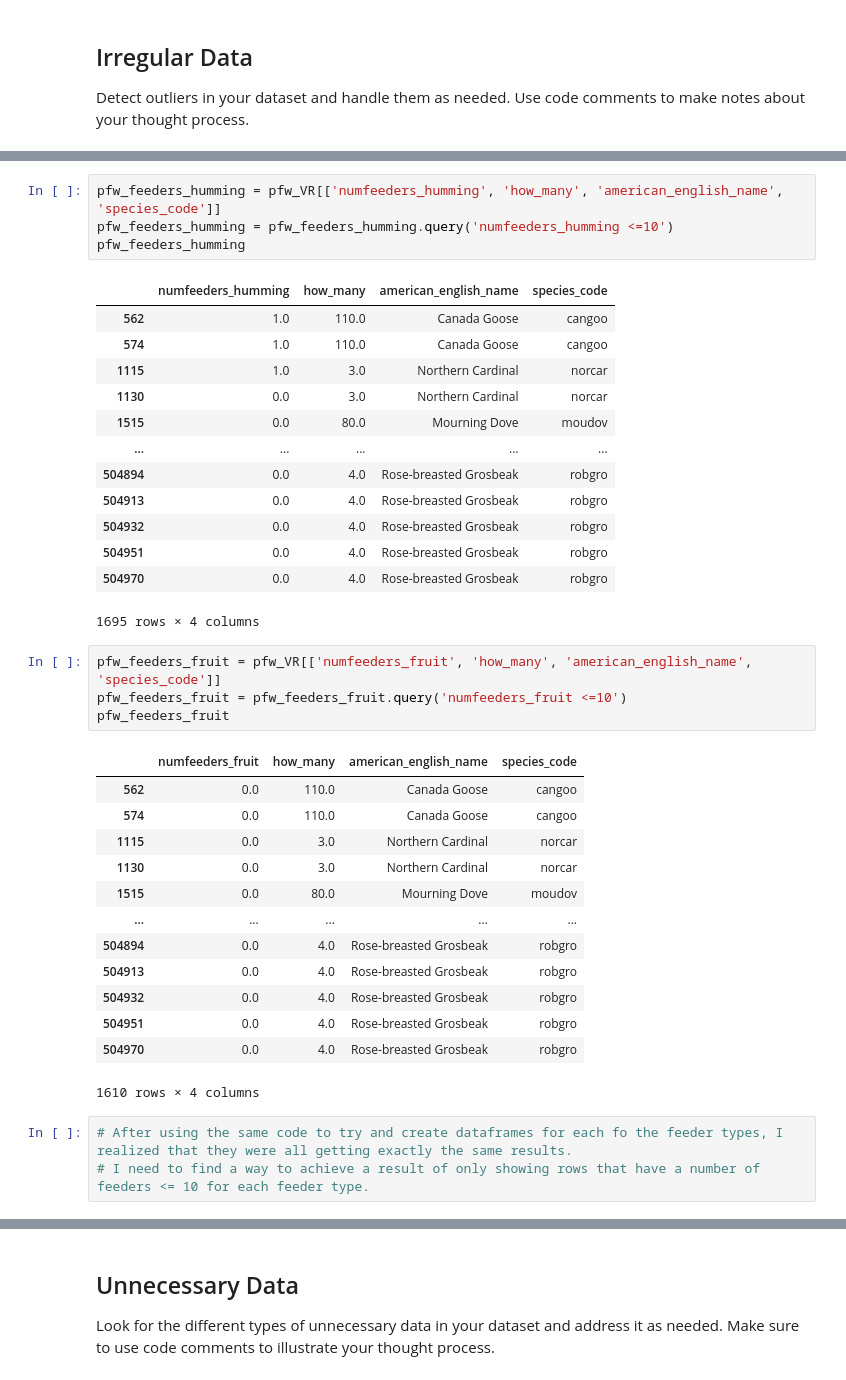
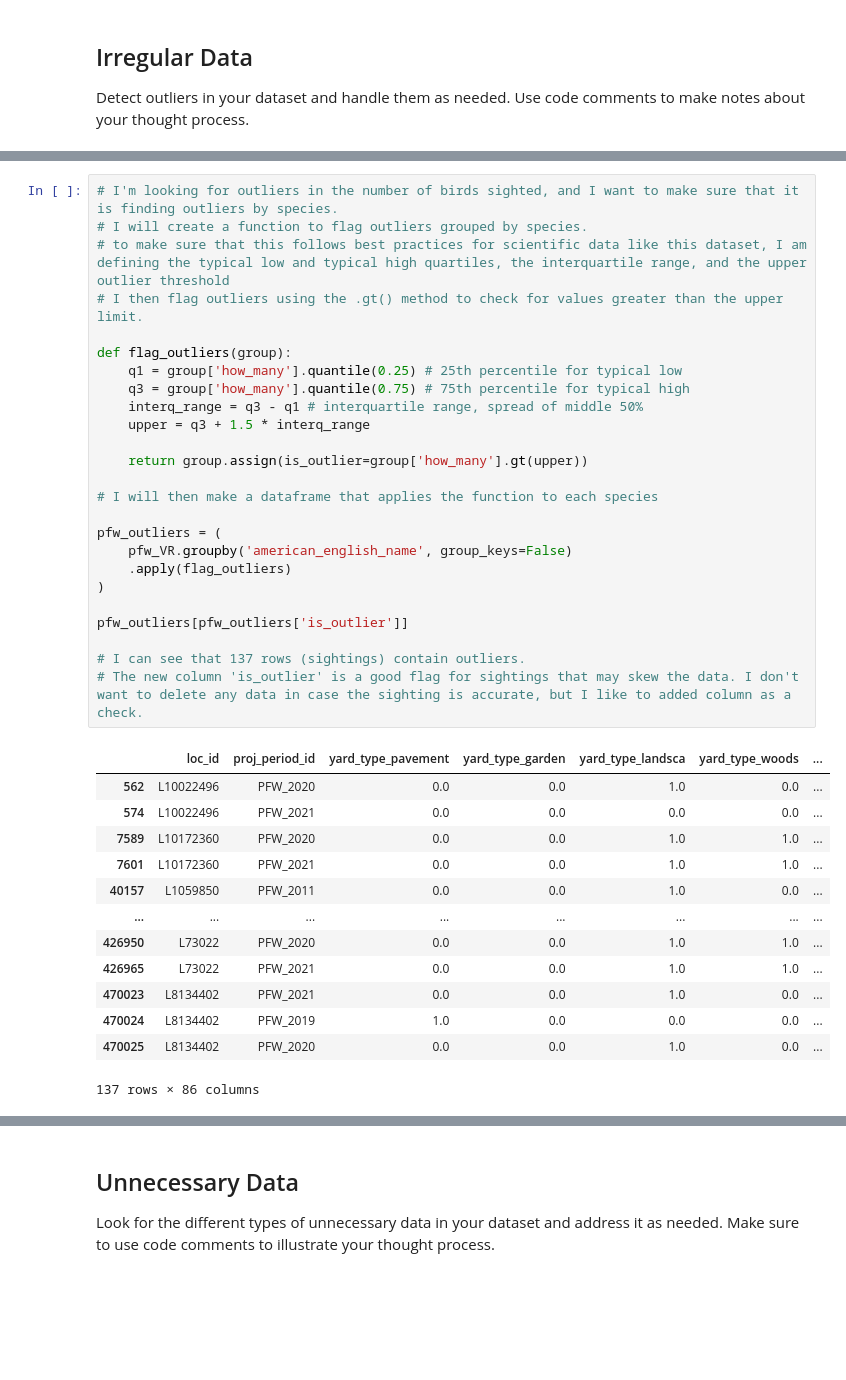
Before and after one commit to EJoyce-DA/cleaning-data-checkpoint, a Jupyter notebook: checkpoint-three.ipynb, the cells around one changed output, grey strips where cells are left out. Saved outputs shown, nothing was run; the diff lists cells and outputs as text; blank space fills up the shorter version.

```diff
--- a/checkpoint-three.ipynb
+++ b/checkpoint-three.ipynb
@@ -250,39 +141,39 @@ pfw_feeders_platfrm
-# %%
-pfw_feeders_humming = pfw_VR[['numfeeders_humming', 'how_many', 'american_english_name', 'species_code']]
-pfw_feeders_humming = pfw_feeders_humming.query('numfeeders_humming <=10')
-pfw_feeders_humming
-# %% [output]
-|  | numfeeders_humming | how_many | american_english_name | species_code |
-| 562 | 1.0 | 110.0 | Canada Goose | cangoo |
-| 574 | 1.0 | 110.0 | Canada Goose | cangoo |
-| 1115 | 1.0 | 3.0 | Northern Cardinal | norcar |
-| 1130 | 0.0 | 3.0 | Northern Cardinal | norcar |
-| 1515 | 0.0 | 80.0 | Mourning Dove | moudov |
-| ... | ... | ... | ... | ... |
-| 504894 | 0.0 | 4.0 | Rose-breasted Grosbeak | robgro |
-| 504913 | 0.0 | 4.0 | Rose-breasted Grosbeak | robgro |
-| 504932 | 0.0 | 4.0 | Rose-breasted Grosbeak | robgro |
-| 504951 | 0.0 | 4.0 | Rose-breasted Grosbeak | robgro |
-| 504970 | 0.0 | 4.0 | Rose-breasted Grosbeak | robgro |
-1695 rows × 4 columns
-# %%
-pfw_feeders_fruit = pfw_VR[['numfeeders_fruit', 'how_many', 'american_english_name', 'species_code']]
-pfw_feeders_fruit = pfw_feeders_fruit.query('numfeeders_fruit <=10')
-pfw_feeders_fruit
-# %% [output]
-|  | numfeeders_fruit | how_many | american_english_name | species_code |
-| 562 | 0.0 | 110.0 | Canada Goose | cangoo |
-| 574 | 0.0 | 110.0 | Canada Goose | cangoo |
-| 1115 | 0.0 | 3.0 | Northern Cardinal | norcar |
-| 1130 | 0.0 | 3.0 | Northern Cardinal | norcar |
-| 1515 | 0.0 | 80.0 | Mourning Dove | moudov |
-| ... | ... | ... | ... | ... |
-| 504894 | 0.0 | 4.0 | Rose-breasted Grosbeak | robgro |
-| 504913 | 0.0 | 4.0 | Rose-breasted Grosbeak | robgro |
-| 504932 | 0.0 | 4.0 | Rose-breasted Grosbeak | robgro |
-| 504951 | 0.0 | 4.0 | Rose-breasted Grosbeak | robgro |
-| 504970 | 0.0 | 4.0 | Rose-breasted Grosbeak | robgro |
-1610 rows × 4 columns
-# %%
-# After using the same code to try and create dataframes for each fo the feeder types, I realized that they were all getting exactly the same results.
-# I need to find a way to achieve a result of only showing rows that have a number of feeders <= 10 for each feeder type.
+# %%
+# I'm looking for outliers in the number of birds sighted, and I want to make sure that it is finding outliers by species.
+# I will create a function to flag outliers grouped by species.
+# to make sure that this follows best practices for scientific data like this dataset, I am defining the typical low and typical high quartiles, the interquartile range, and the upper outlier threshold
+# I then flag outliers using the .gt() method to check for values greater than the upper limit.
+
+def flag_outliers(group):
+    q1 = group['how_many'].quantile(0.25) # 25th percentile for typical low
+    q3 = group['how_many'].quantile(0.75) # 75th percentile for typical high
+    interq_range = q3 - q1 # interquartile range, spread of middle 50%
+    upper = q3 + 1.5 * interq_range
+
+    return group.assign(is_outlier=group['how_many'].gt(upper))
+
+# I will then make a dataframe that applies the function to each species
+
+pfw_outliers = (
+    pfw_VR.groupby('american_english_name', group_keys=False)
+    .apply(flag_outliers)
+)
+
+pfw_outliers[pfw_outliers['is_outlier']]
+
+# I can see that 137 rows (sightings) contain outliers.
+# The new column 'is_outlier' is a good flag for sightings that may skew the data. I don't want to delete any data in case the sighting is accurate, but I like to added column as a check.
+# %% [output]
+|  | loc_id | proj_period_id | yard_type_pavement | yard_type_garden | yard_type_landsca | yard_type_woods | ... |
+| 562 | L10022496 | PFW_2020 | 0.0 | 0.0 | 1.0 | 0.0 | ... |
+| 574 | L10022496 | PFW_2021 | 0.0 | 0.0 | 0.0 | 0.0 | ... |
+| 7589 | L10172360 | PFW_2020 | 0.0 | 0.0 | 1.0 | 1.0 | ... |
+| 7601 | L10172360 | PFW_2021 | 0.0 | 0.0 | 1.0 | 1.0 | ... |
+| 40157 | L1059850 | PFW_2011 | 0.0 | 0.0 | 1.0 | 0.0 | ... |
+| ... | ... | ... | ... | ... | ... | ... | ... |
+| 426950 | L73022 | PFW_2020 | 0.0 | 0.0 | 1.0 | 1.0 | ... |
+| 426965 | L73022 | PFW_2021 | 0.0 | 0.0 | 1.0 | 1.0 | ... |
+| 470023 | L8134402 | PFW_2021 | 0.0 | 0.0 | 1.0 | 0.0 | ... |
+| 470024 | L8134402 | PFW_2019 | 1.0 | 0.0 | 0.0 | 0.0 | ... |
+| 470025 | L8134402 | PFW_2020 | 0.0 | 0.0 | 1.0 | 0.0 | ... |
+137 rows × 86 columns
```
Also changed, not shown: parts of 45 cells of this notebook.
